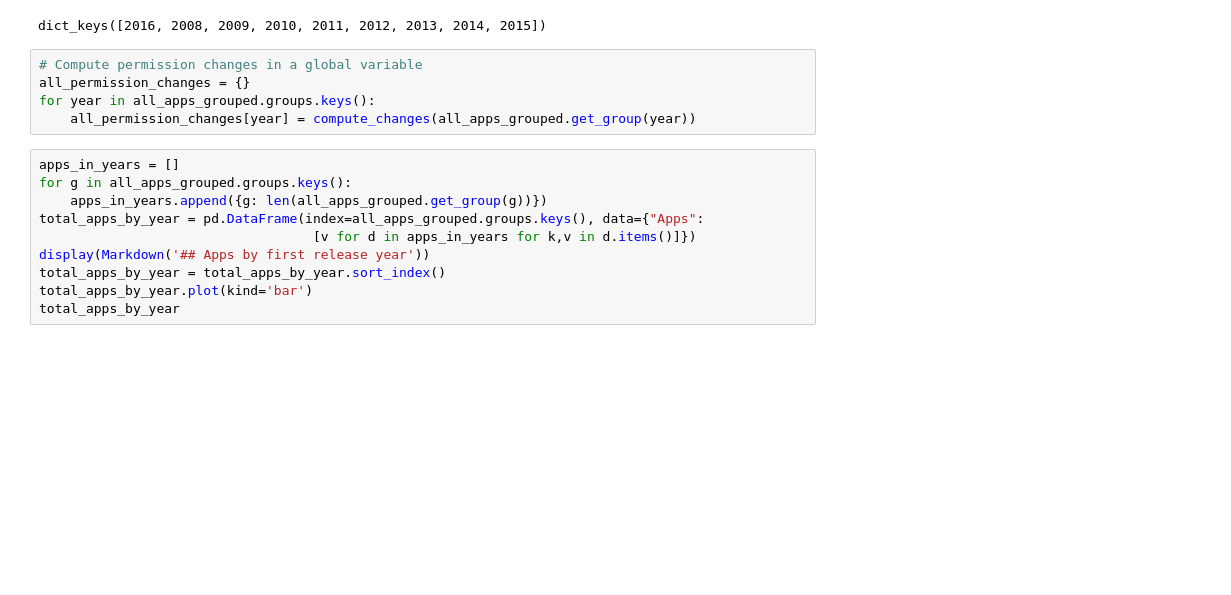
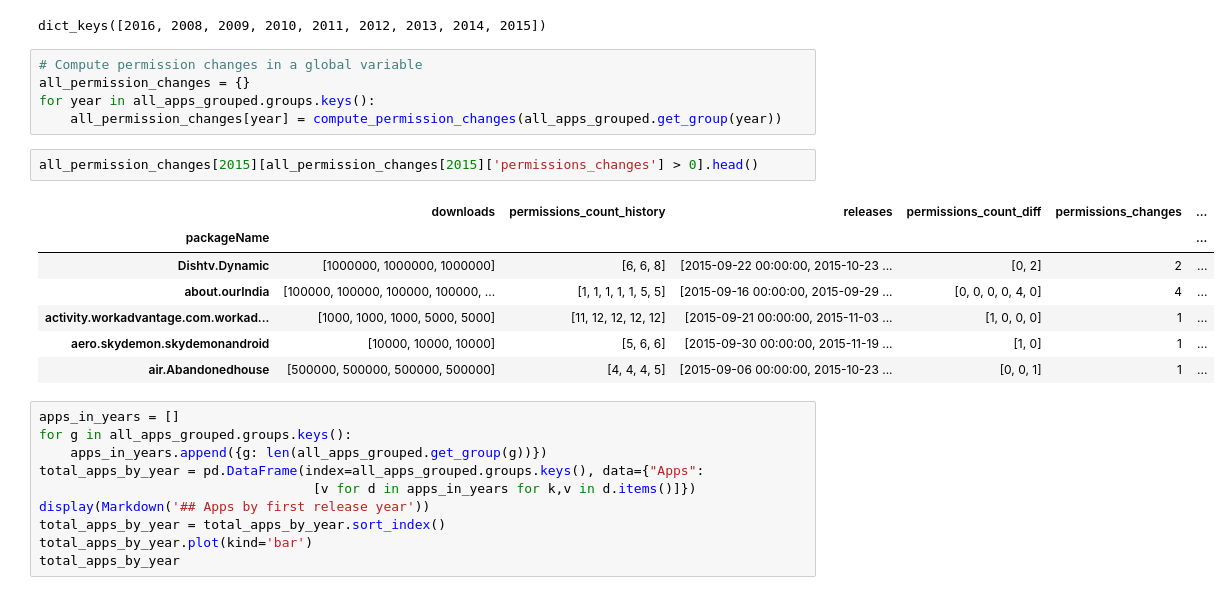
Before and after one commit to sieveable/sieveable-mining, a Jupyter notebook: notebooks/manifest-analysis.ipynb, the cells around one changed output. Cells and saved outputs as stored; diff of their text form; blank space fills up the shorter version.

```diff
--- a/notebooks/manifest-analysis.ipynb
+++ b/notebooks/manifest-analysis.ipynb
@@ -416,7 +627,17 @@ dict_keys([2016, 2008, 2009, 2010, 2011, 2012, 2013, 2014, 2015])
 # Compute permission changes in a global variable
 all_permission_changes = {}
 for year in all_apps_grouped.groups.keys():
-    all_permission_changes[year] = compute_changes(all_apps_grouped.get_group(year))
+    all_permission_changes[year] = compute_permission_changes(all_apps_grouped.get_group(year))
+# %%
+all_permission_changes[2015][all_permission_changes[2015]['permissions_changes'] > 0].head()
+# %% [output]
+|  | downloads | permissions_count_history | releases | permissions_count_diff | permissions_changes | ... |
+| packageName |  |  |  |  |  | ... |
+| Dishtv.Dynamic | [1000000, 1000000, 1000000] | [6, 6, 8] | [2015-09-22 00:00:00, 2015-10-23 ... | [0, 2] | 2 | ... |
+| about.ourIndia | [100000, 100000, 100000, 100000, ... | [1, 1, 1, 1, 1, 5, 5] | [2015-09-16 00:00:00, 2015-09-29 ... | [0, 0, 0, 0, 4, 0] | 4 | ... |
+| activity.workadvantage.com.workad... | [1000, 1000, 1000, 5000, 5000] | [11, 12, 12, 12, 12] | [2015-09-21 00:00:00, 2015-11-03 ... | [1, 0, 0, 0] | 1 | ... |
+| aero.skydemon.skydemonandroid | [10000, 10000, 10000] | [5, 6, 6] | [2015-09-30 00:00:00, 2015-11-19 ... | [1, 0] | 1 | ... |
+| air.Abandonedhouse | [500000, 500000, 500000, 500000] | [4, 4, 4, 5] | [2015-09-06 00:00:00, 2015-10-23 ... | [0, 0, 1] | 1 | ... |
 # %%
 apps_in_years = []
 for g in all_apps_grouped.groups.keys():
```
Also changed, not shown: parts of 43 cells of this notebook.
